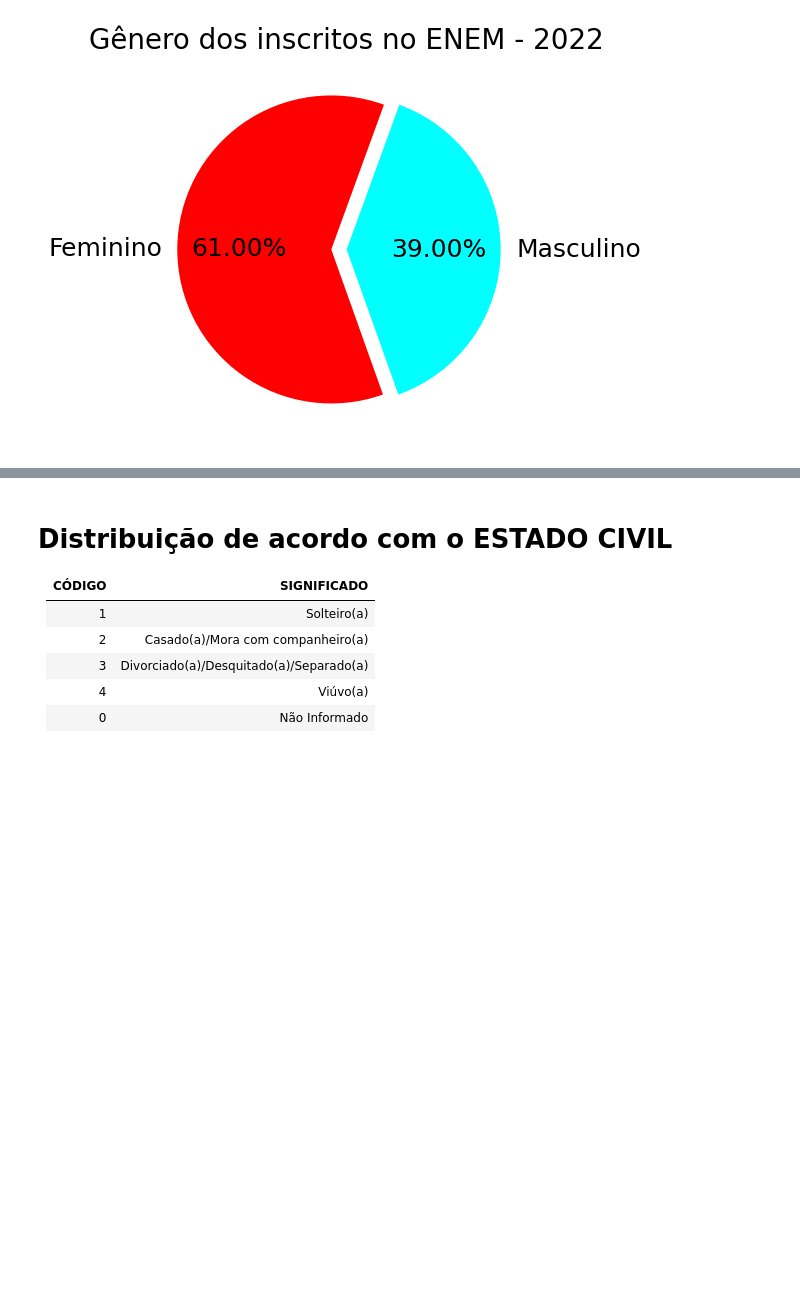
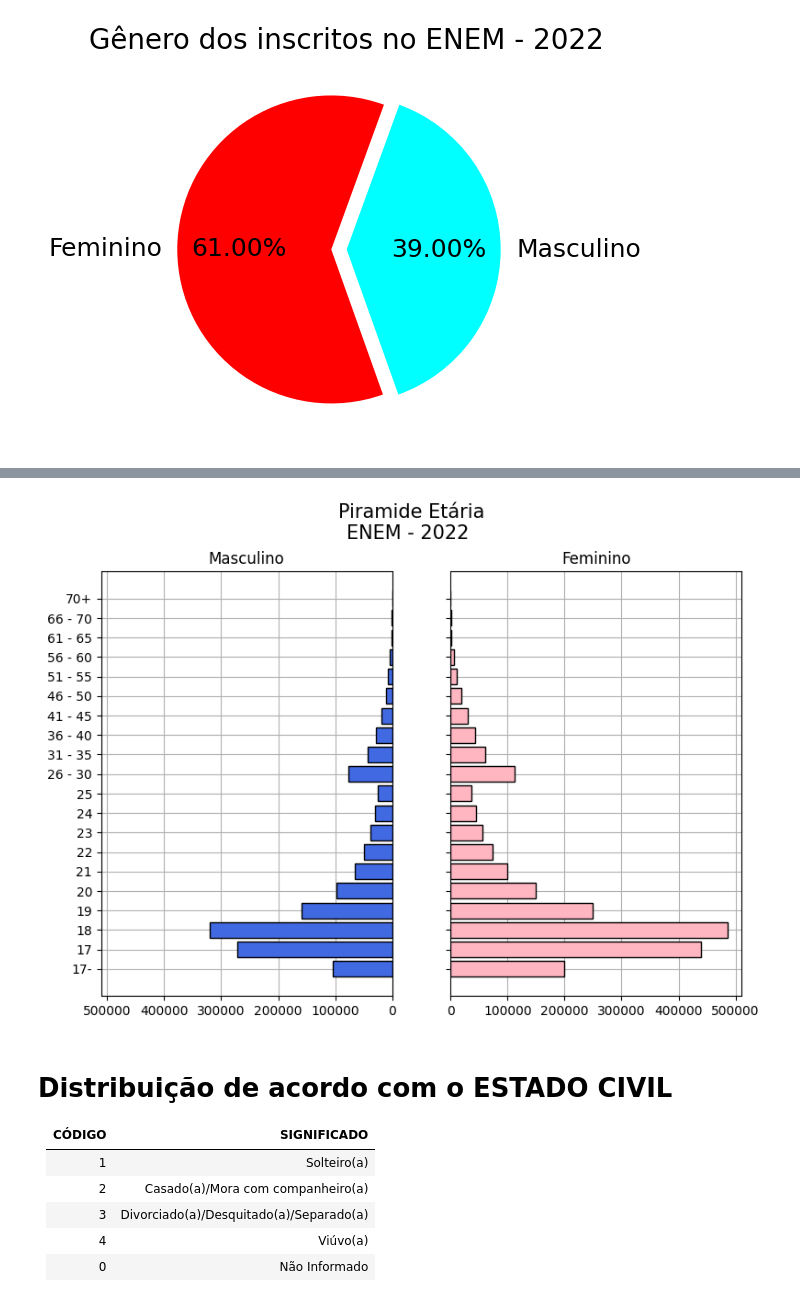
Before and after one commit to Grupo-B-Turma-2-Ada-VemSerTech/Projeto_Mod04_Ada_VemSerTech, a Jupyter notebook: Projeto.ipynb, the cells around one changed output, grey strips where cells are left out. Saved outputs shown, nothing was run; the diff lists cells and outputs as text; code cells hidden in the pictures; blank space fills up the shorter version.

Commit message:
piramide etária

```diff
--- a/Projeto.ipynb
+++ b/Projeto.ipynb
@@ -408,3 +406,68 @@ Text(0.5, 1.0, 'Gênero dos inscritos no ENEM - 2022')
+# %%
+# separando o dataset em homens e mulheres
+insc_F = df_enem[df_enem['TP_SEXO'] == 'F']
+insc_M = df_enem[df_enem['TP_SEXO'] == 'M']
+
+#from pandas.api.types import CategoricalDtype
+#separando por faixa Etária
+insc_F_idade = insc_F["TP_FAIXA_ETARIA"].value_counts()
+insc_M_idade = insc_M["TP_FAIXA_ETARIA"].value_counts()
+
+insc_F_idade = insc_F_idade.to_frame() # convertendo a série em df
+insc_M_idade = insc_M_idade.to_frame() # convertendo a série em df
+
+#add name index
+insc_F_idade.index.name = 'Age'
+insc_M_idade.index.name = 'Age'
+
+insc_F_idade.reset_index(inplace=True)
+insc_M_idade.reset_index(inplace=True)
+
+insc_F_idade.rename(columns={'Age': 'Idade', 'count': 'Feminino'}, inplace=True)
+insc_M_idade.rename(columns={'Age': 'Idade', 'count': 'Masculino'}, inplace=True)
+
+insc_F_idade = insc_F_idade.sort_values(by='Idade')
+insc_M_idade = insc_M_idade.sort_values(by='Idade')
+
+insc_fx_etaria = insc_M_idade.join(insc_F_idade["Feminino"])
+
+#informação presente no dicionário disponibilizado pelo governo junto ao dataset
+insc_fx_etaria["Faixa Etária"] = ["17-", "17", "18", "19", "20", "21", "22" ,"23", "24", "25", "26 - 30", "31 - 35", "36 - 40", "41 - 45", "46 - 50", "51 - 55", "56 - 60", "61 - 65", "66 - 70", "70+"]
+
+y = range(0, len(insc_fx_etaria))
+x_male = insc_fx_etaria['Masculino']
+x_female = insc_fx_etaria['Feminino']
+
+x_max = max(x_female.max(),x_male.max())*1.05 #x_max é um pouco maior que o valor mais alto
+#ambos os gráficos com a mesma escala
+
+#define plot parameters
+fig, axes = plt.subplots(ncols=2, sharey=True, figsize=(9, 6)) #subplot com dois gráficos, cada um em uma coluna
+
+#specify background color and plot title
+#fig.patch.set_facecolor('xkcd:white') #muda cor do fundo
+plt.figtext(.5,.9,"Piramide Etária\nENEM - 2022 \n", fontsize=15, ha='center')
+
+#construindo os gráficos
+# axes[0] -> gráfico da esqueda (masculino)
+axes[0].barh(y, x_male, align='center', color='royalblue',edgecolor = 'black')
+axes[0].set(title='Masculino')
+axes[0].set_xlim([0, x_max])
+
+#axes[1] -> grafico da direita (feminino)
+axes[1].barh(y, x_female, align='center', color='lightpink',edgecolor = 'black')
+axes[1].set(title='Feminino')
+axes[1].set_xlim([0, x_max])
+
+#adjust grid parameters and specify labels for y-axis
+axes[0].grid() #inserindo o grid
+axes[0].set_axisbelow(True) #colocando o grid atrás das barras
+axes[0].set(yticks=y, yticklabels=insc_fx_etaria['Faixa Etária']) #posição das linhas do grid
+axes[0].invert_xaxis() #invertendo o primeiro gráfico para ficar espelhado
+axes[1].grid() #inserindo o grid
+axes[1].set_axisbelow(True) #colocando o grid atrás das barras
+# %% [output]
+[figure, added]
 # %% [markdown]
 # Distribuição de acordo com o **ESTADO CIVIL**
 
```
Also changed, not shown: parts of 17 cells of this notebook.
